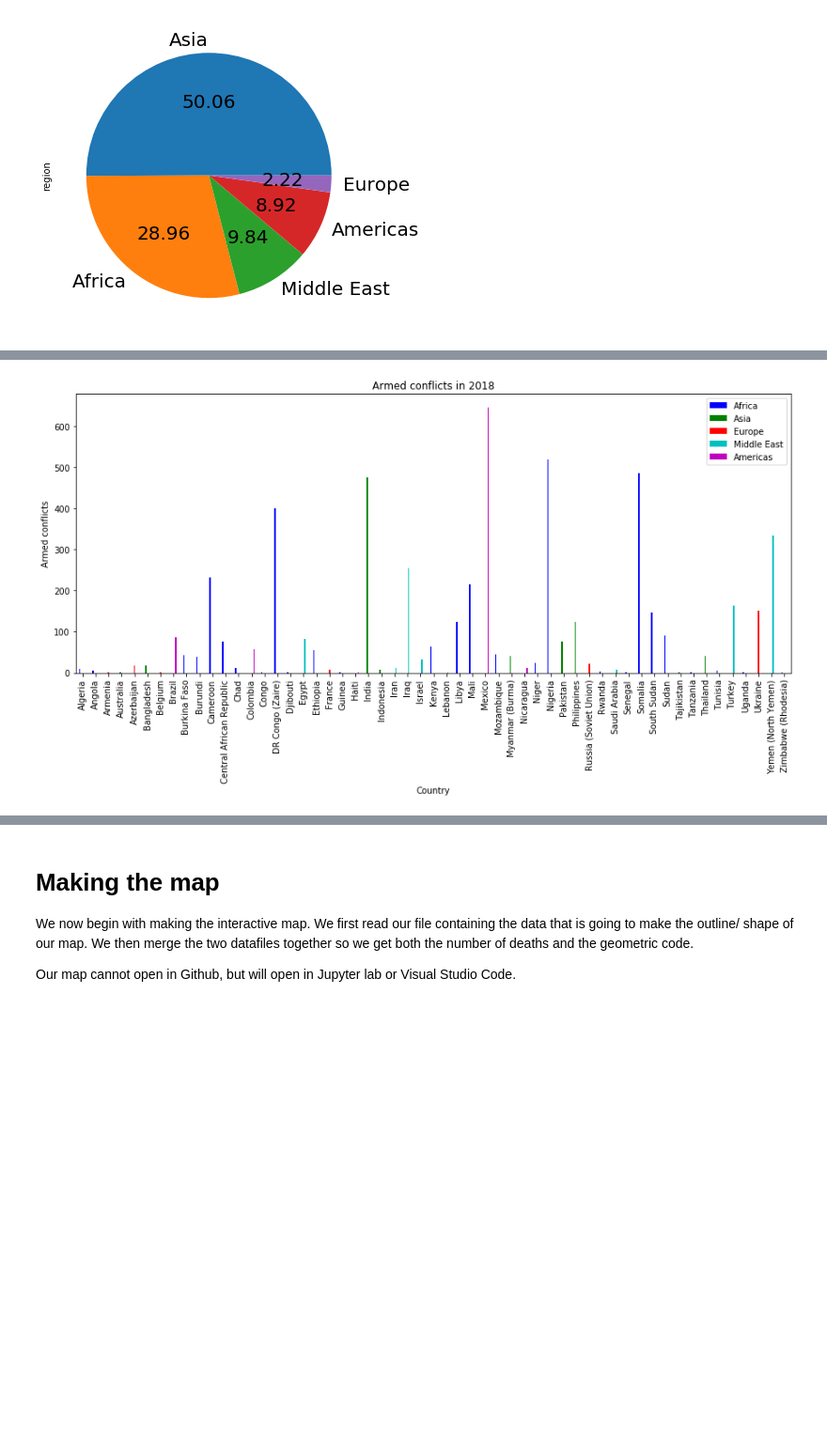
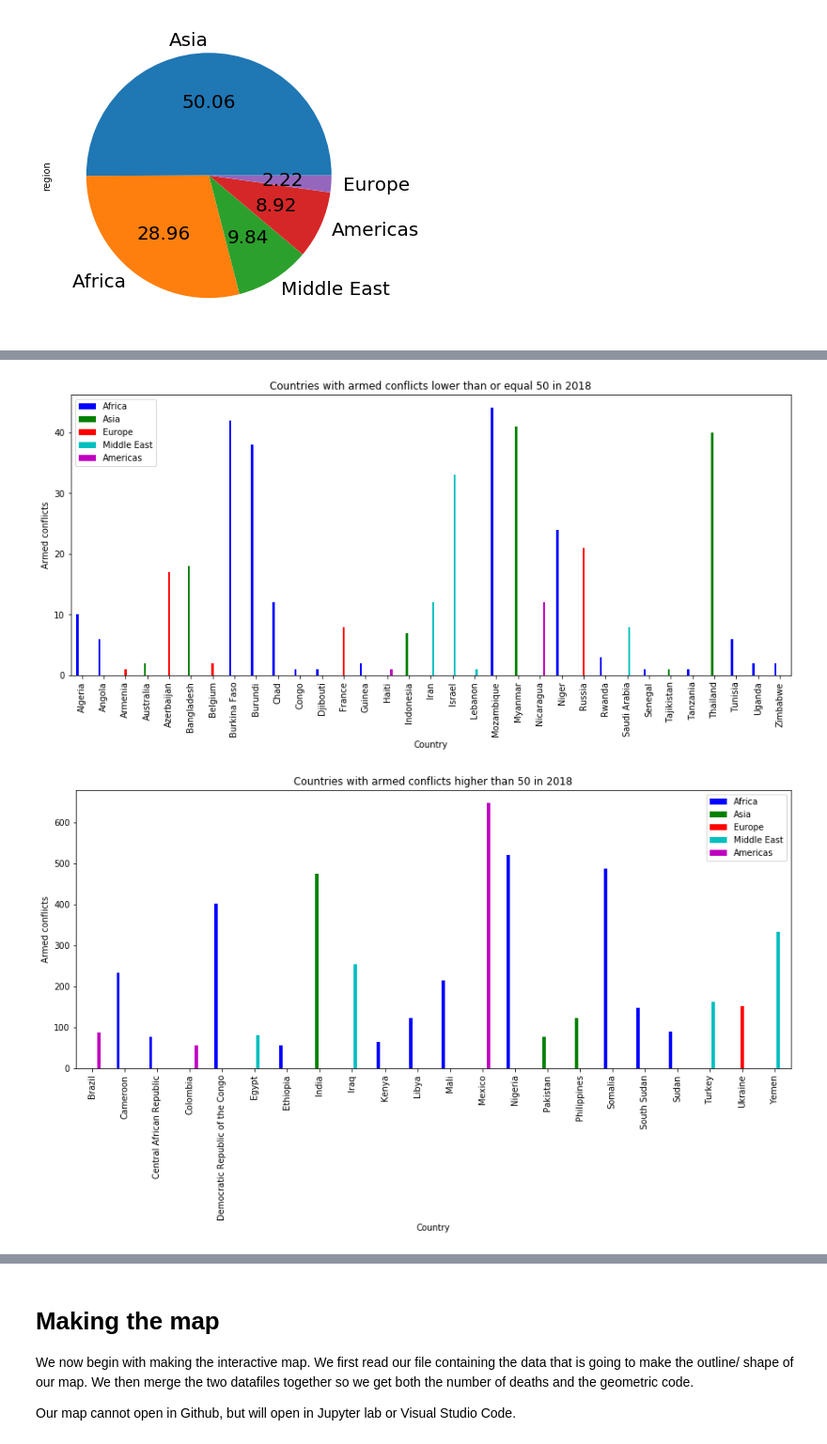
Before and after one commit to NumEconCopenhagen/projects-2020-syntaxerror, a Jupyter notebook: dataproject/Armed_conflicts_dataproject.ipynb, the cells around one changed output, grey strips where cells are left out. Shown at 94% size. Saved outputs shown, nothing was run; the diff lists cells and outputs as text; code cells hidden in the pictures; blank space fills up the shorter version.

```diff
--- a/dataproject/Armed_conflicts_dataproject.ipynb
+++ b/dataproject/Armed_conflicts_dataproject.ipynb
@@ -61,4 +70,9 @@ world = 'countries/ne_110m_admin_0_countries.shp'
 region_dummy = pd.get_dummies(cw_year['region'])
 # Merge the two dataframess:
 cw_year = pd.concat([cw_year, region_dummy], axis=1)
-cw_year.head()
+
+
+# The variable best is a variable over the best guess for number of deaths, we rename this to deaths.
+
+cw_year.rename(columns = {'best' : 'Deaths'}, inplace = True)
+cw_year['country'].replace({ 'DR Congo (Zaire)': 'Democratic Republic of the Congo', 'Russia (Soviet Union)': 'Russia' , 'Myanmar (Burma)' : 'Myanmar' , 'Zimbabwe (Rhodesia)' : 'Zimbabwe' , 'Yemen (North Yemen)' : 'Yemen'} ,inplace = True )
@@ -85,7 +92,12 @@ cw_year_count = grouped.count()
 cw_year_grouped = grouped.sum()
 
 # We now count how may armed conflicts there have been in the year per country.
-cw_year_grouped['Armed_conflicts'] = cw_year_count['best']
+cw_year_grouped['Armed_conflicts'] = cw_year_count['Deaths']
 cw_year_grouped.reset_index(inplace=True)
+
+#As we sum the occurences for each country the values year, latitude and longitude don't make sense anymore as it will sum the value of the year for every conflict the country has had, so we drop these.
+
+drop_these = ['year', 'longitude', 'latitude']
+cw_year_grouped.drop(drop_these, axis=1, inplace=True)
 cw_year_grouped.head(2)
 # %% [output]
@@ -108,0 +121,8 @@ cw_year_noa.head(5)
+# %%
+cw_year_low = cw_year_noa[cw_year_noa['Armed_conflicts'] <=50]
+
+cw_year_low.head()
+
+cw_year_high = cw_year_noa[cw_year_noa['Armed_conflicts'] >50]
+
+cw_year_high.head()
@@ -109,13 +136,25 @@ cw_year_noa.head(5)
 # %%
 fig, ax = plt.subplots(figsize = (15,6))
-fig = cw_year_noa.plot(x="country", y=["Africa" , "Asia", "Europe", "Middle East", "Americas"], kind="bar", color=['b', 'g', 'r' , 'c', 'm'], width=0.5, ax=ax,)
+fig = cw_year_low.plot(x="country", y=["Africa" , "Asia", "Europe", "Middle East", "Americas"], kind="bar", color=['b', 'g', 'r' , 'c', 'm'], width=0.5, ax=ax,)
 
 x = cw_year_grouped['country']
 
-plt.title('Armed conflicts in 2018')
+plt.title('Countries with armed conflicts lower than or equal 50 in 2018')
 plt.ylabel('Armed conflicts')
 plt.xlabel('Country')
 
 plt.show()
+
+fig, ax = plt.subplots(figsize = (15,6))
+fig = cw_year_high.plot(x="country", y=["Africa" , "Asia", "Europe", "Middle East", "Americas"], kind="bar", color=['b', 'g', 'r' , 'c', 'm'], width=0.5, ax=ax,)
+
+x = cw_year_grouped['country']
+
+plt.title('Countries with armed conflicts higher than 50 in 2018')
+plt.ylabel('Armed conflicts')
+plt.xlabel('Country')
+
+plt.show()
 # %% [output]
-[figure, old version]
+[figure, new version]
+[figure, added]
```
Also changed, not shown: parts of 12 cells of this notebook.
